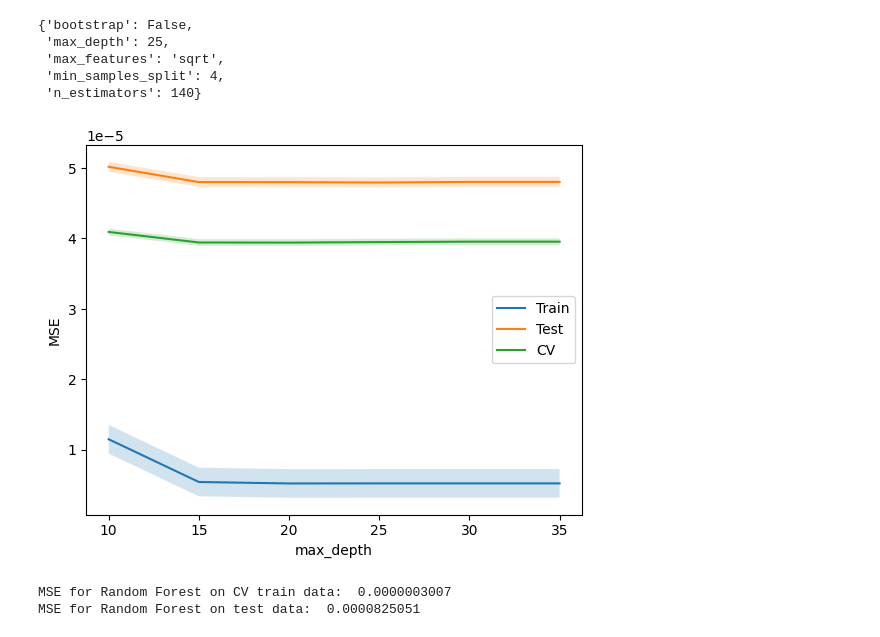
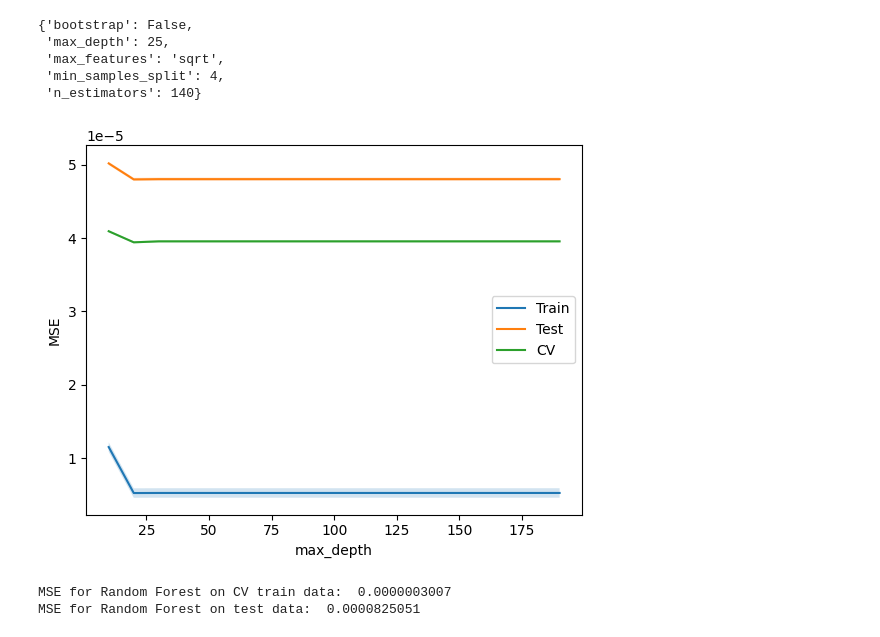
Before and after one commit to Prasannar07/Sea-level-rise, a Jupyter notebook: sneasybrick-ciam copy.ipynb, the cells around one changed output. Cells and saved outputs as stored; diff of their text form; code cells hidden in the pictures.

```diff
--- a/sneasybrick-ciam copy.ipynb
+++ b/sneasybrick-ciam copy.ipynb
@@ -213,7 +213,7 @@ array([-8.19486306e-05, -8.15259668e-05, -8.15745226e-05, -8.05590389e-05,
        -7.32512829e-05, -7.36190886e-05, -7.36179881e-05, -7.37629078e-05])
 # %%
 # Define range of n_estimators to test
-n_estimators_range = range(1, 160, 5)
+n_estimators_range = range(1, 500, 50)
 
 # Get train and test scores for different values of n_estimators
 train_scores = []
@@ -278,7 +278,7 @@ CV5_reg.best_params_
  'n_estimators': 140}
 # %%
 # Define range of n_estimators to test
-min_samples_split_range = range(2, 20, 1)
+min_samples_split_range = range(2, 100, 5)
 
 # Get train and test scores for different values of n_estimators
 train_scores = []
@@ -343,7 +343,7 @@ CV5_reg.best_params_
  'n_estimators': 140}
 # %%
 # Define range of n_estimators to test
-max_depth_range = range(10, 40, 5)
+max_depth_range = range(10, 200, 10)
 
 # Get train and test scores for different values of n_estimators
 train_scores = []
@@ -355,34 +355,34 @@ for n in max_depth_range:
     train_scores.append(np.mean((rf.predict(X_train) - y_train) ** 2))
     test_scores.append(np.mean((rf.predict(X_test) - y_test) ** 2))
     cv_scores_n = cross_val_score(rf, X_train, y_train, cv=5, scoring='neg_mean_squared_error')
     cv_scores.append(np.mean(-1 * cv_scores_n))
 
 # Calculate mean and standard deviation of train, test, and CV scores
 mean_train = np.mean(train_scores)
 std_train = np.std(train_scores, ddof=1)
 mean_test = np.mean(test_scores)
 std_test = np.std(test_scores, ddof=1)
 mean_cv = np.mean(cv_scores)
 std_cv = np.std(cv_scores, ddof=1)
 
 # Calculate 95% confidence intervals for train, test, and CV scores
 ci_train = 1.96 * std_train / np.sqrt(len(train_scores))
 ci_test = 1.96 * std_test / np.sqrt(len(test_scores))
 ci_cv = 1.96 * std_cv / np.sqrt(len(cv_scores))
 
 # Plot train and test scores for different values of n_estimators
 plt.plot(max_depth_range, train_scores, label='Train')
 plt.fill_between(max_depth_range, train_scores - ci_train, train_scores + ci_train, alpha=0.2)
 plt.plot(max_depth_range, test_scores, label='Test')
 plt.fill_between(max_depth_range, test_scores - ci_test, test_scores + ci_test, alpha=0.2)
 plt.plot(max_depth_range, cv_scores, label='CV')
 plt.fill_between(max_depth_range, cv_scores - ci_cv, cv_scores + ci_cv, alpha=0.2)
 plt.xlabel('max_depth')
 plt.ylabel('MSE')
 plt.legend()
 plt.show()
 # %% [output]
-[figure, old version]
+[figure, new version]
 # %%
 # Fitting the model with the best parameters
 
```
Also changed, not shown: parts of 8 cells of this notebook.
